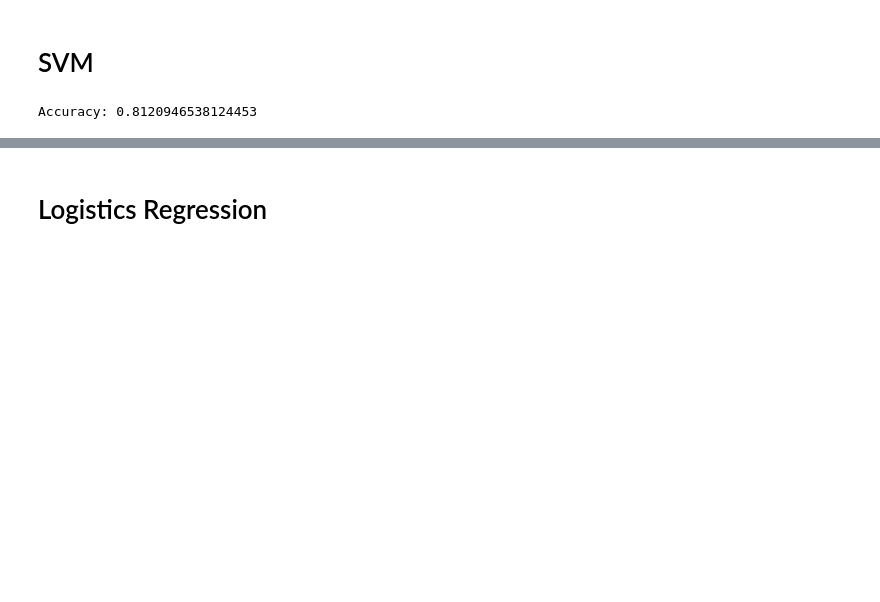
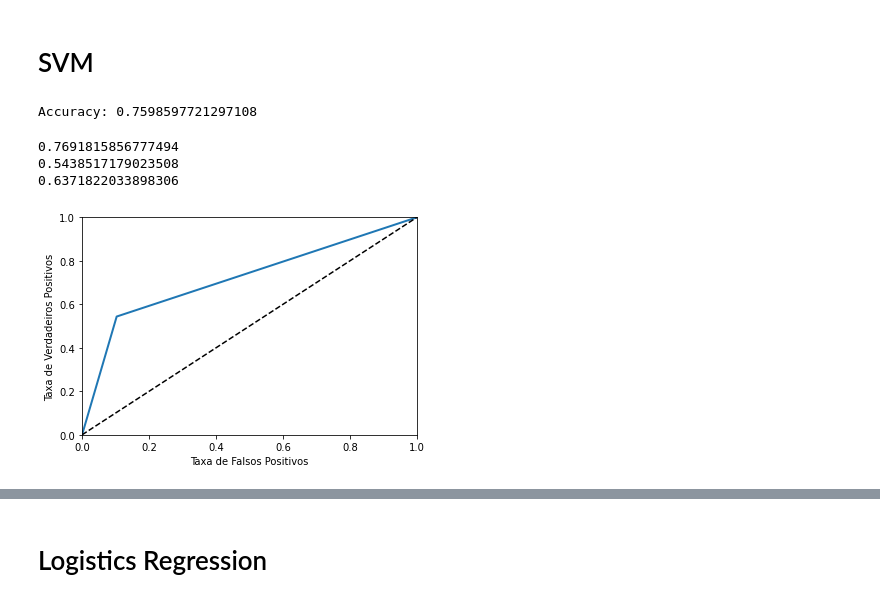
Before and after one commit to mrelero/machine-learning-anatel-database, a Jupyter notebook: primary-ml-techs.ipynb, the cells around one changed output, grey strips where cells are left out. Cells and saved outputs as stored; diff of their text form; code cells hidden in the pictures; blank space fills up the shorter version.

Commit message:
Indicadores de Avaliação, Precision, Recall, F1 e ROC Curve

```diff
--- a/primary-ml-techs.ipynb
+++ b/primary-ml-techs.ipynb
@@ -64,7 +64,7 @@ Data_Filter["A1_3"] = Data_Filter["A1_3"].replace(3,1)
 Data_Filter["A1_2"] = Data_Filter["A1_2"].fillna(2)
 Data_Filter["A1_3"] = Data_Filter["A1_3"].fillna(2)
 
-Data_Filter.loc[Data_Filter.J1 > 7, "J1"] = "SATISFEITO"
+Data_Filter.loc[Data_Filter.J1 >= 7, "J1"] = "SATISFEITO"
 Data_Filter.loc[Data_Filter.J1 != "SATISFEITO", "J1"] = "INSATISFEITO"
 
 Data_Filter["J1"] = Data_Filter["J1"].replace("SATISFEITO",1)
@@ -98,7 +138,35 @@ y_pred = clf.predict(X_test)
 print("Accuracy:",metrics.accuracy_score(y_test, y_pred))
 cmSVM = confusion_matrix(y_test, y_pred)
 # %% [output]
-Accuracy: 0.8120946538124453
+Accuracy: 0.7598597721297108
+# %%
+##Indicadores
+
+pSVM = precision_score(y_test,y_pred)
+rSVM = recall_score(y_test,y_pred)
+F1SVM = f1_score(y_test, y_pred)
+print(pSVM)
+print(rSVM)
+print(F1SVM)
+# %% [output]
+0.7691815856777494
+0.5438517179023508
+0.6371822033898306
+# %%
+##Curva ROC
+
+fprSVM, tprSVM, threshold = roc_curve(y_test,y_pred)
+
+def plot_roc_curve(fpr, tpr, label = None):
+    plt.plot(fpr, tpr, linewidth = 2, label = label)
+    plt.plot([0,1], [0,1], 'k--')
+    plt.axis([0,1,0,1])
+    plt.xlabel("Taxa de Falsos Positivos")
+    plt.ylabel("Taxa de Verdadeiros Positivos")
+
+plot_roc_curve(fprSVM,tprSVM)
+# %% [output]
+[figure, added]
 # %% [markdown]
 ## Results
 
```
Also changed, not shown: parts of 13 cells of this notebook.
